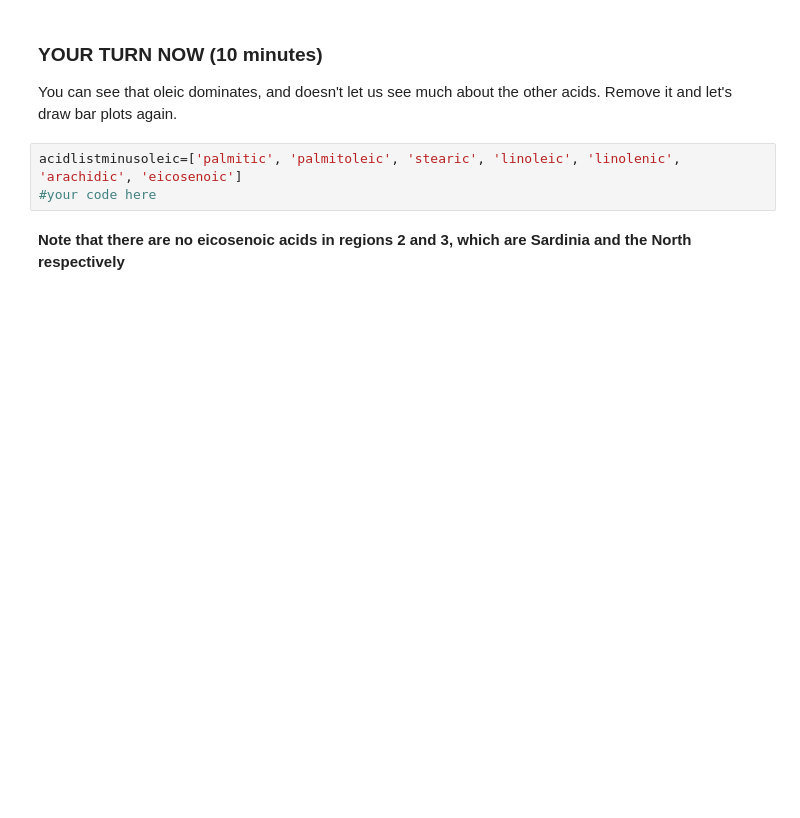
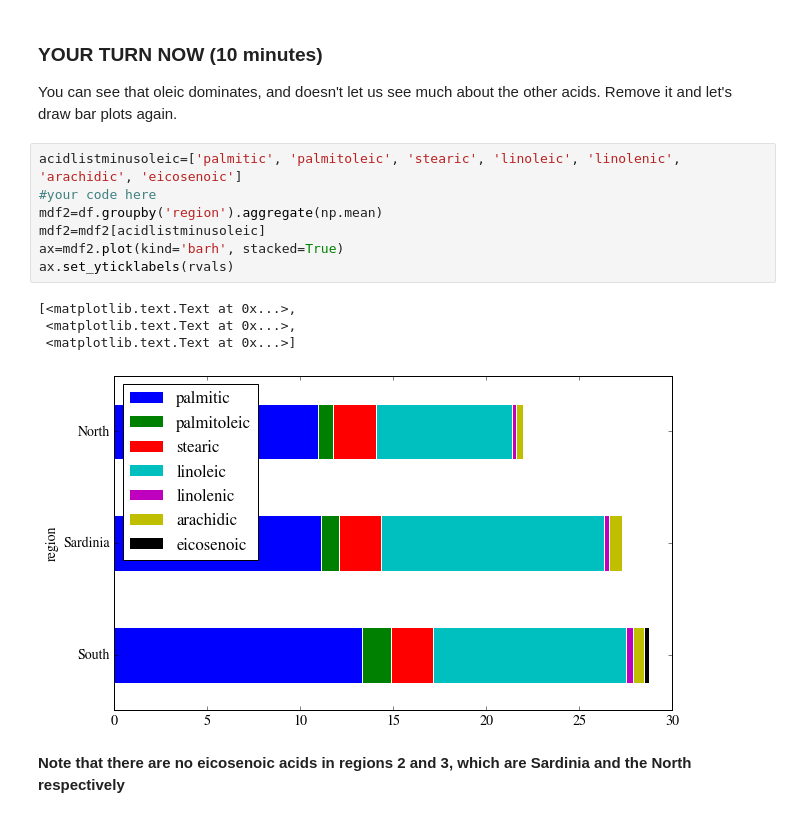
Before and after one commit to hiroshi-ishiiadajar/content, a Jupyter notebook: labs/lab3/lab3.ipynb, the cells around one changed output. Cells and saved outputs as stored; diff of their text form; blank space fills up the shorter version.

```diff
--- a/labs/lab3/lab3.ipynb
+++ b/labs/lab3/lab3.ipynb
@@ -644,6 +685,15 @@ You can see that oleic dominates, and doesn't let us see much about the other ac
 # %%
 acidlistminusoleic=['palmitic', 'palmitoleic', 'stearic', 'linoleic', 'linolenic', 'arachidic', 'eicosenoic']
 #your code here
+mdf2=df.groupby('region').aggregate(np.mean)
+mdf2=mdf2[acidlistminusoleic]
+ax=mdf2.plot(kind='barh', stacked=True)
+ax.set_yticklabels(rvals)
+# %% [output]
+[<matplotlib.text.Text at 0x...>,
+ <matplotlib.text.Text at 0x...>,
+ <matplotlib.text.Text at 0x...>]
+[figure, added]
 # %% [markdown]
 **Note that there are no eicosenoic acids in regions 2 and 3, which are Sardinia and the North respectively**
 # %% [markdown]
```
Also changed, not shown: parts of 25 cells of this notebook.
